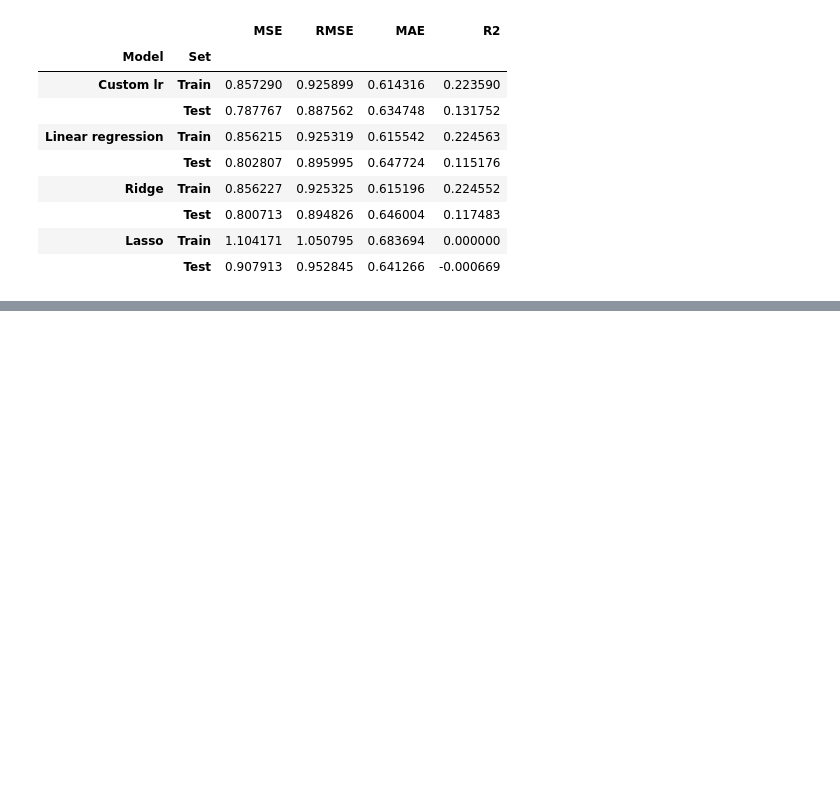
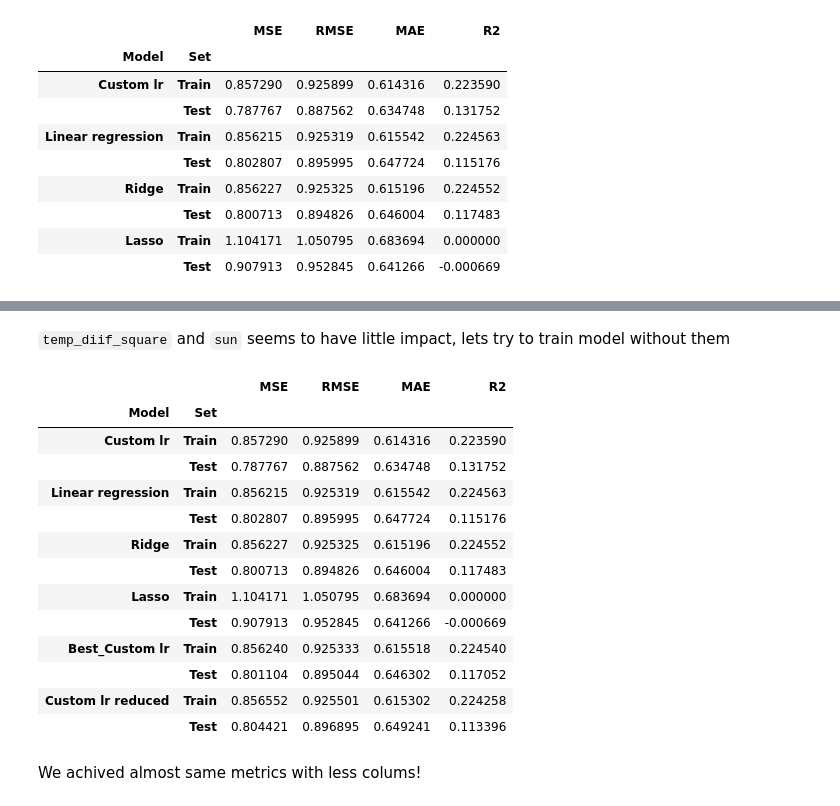
Before and after one commit to proc1v/ML-Intro-LNU, a Jupyter notebook: IW1/IW1.ipynb, the cells around one changed output, grey strips where cells are left out. Saved outputs shown, nothing was run; the diff lists cells and outputs as text; code cells hidden in the pictures; blank space fills up the shorter version.

```diff
--- a/IW1/IW1.ipynb
+++ b/IW1/IW1.ipynb
@@ -299,0 +344,39 @@ param_grid = {
+# %% [markdown]
+`temp_diif_square` and `sun` seems to have little impact, lets try to train model without them
+# %%
+X = df_ppr.drop(['consume', 'sun', 'temp_diff_square'], axis=1)
+y = df_ppr['consume']
+
+X_train_reduced, X_test_reduced, y_train, y_test = train_test_split(X, y, test_size=0.2, random_state=42)
+
+scaler2 = StandardScaler()
+X_train_reduced_scaled = scaler2.fit_transform(X_train_reduced)
+X_test_reduced_scaled = scaler2.transform(X_test_reduced)
+
+custom_lr_reduced = CustomLinearRegression(**grid_search.best_params_)
+custom_lr_reduced.fit(X_train_reduced_scaled, y_train)
+
+y_train_pred_custom = custom_lr_reduced.predict(X_train_reduced_scaled)
+y_test_pred_custom = custom_lr_reduced.predict(X_test_reduced_scaled)
+
+results.loc[('Custom lr reduced', 'Train'), :] = evaluate(y_train, y_train_pred_custom)
+results.loc[('Custom lr reduced', 'Test'), :] = evaluate(y_test, y_test_pred_custom)
+
+results
+# %% [output]
+|  |  | MSE | RMSE | MAE | R2 |
+| Model | Set |  |  |  |  |
+| Custom lr | Train | 0.857290 | 0.925899 | 0.614316 | 0.223590 |
+|  | Test | 0.787767 | 0.887562 | 0.634748 | 0.131752 |
+| Linear regression | Train | 0.856215 | 0.925319 | 0.615542 | 0.224563 |
+|  | Test | 0.802807 | 0.895995 | 0.647724 | 0.115176 |
+| Ridge | Train | 0.856227 | 0.925325 | 0.615196 | 0.224552 |
+|  | Test | 0.800713 | 0.894826 | 0.646004 | 0.117483 |
+| Lasso | Train | 1.104171 | 1.050795 | 0.683694 | 0.000000 |
+|  | Test | 0.907913 | 0.952845 | 0.641266 | -0.000669 |
+| Best_Custom lr | Train | 0.856240 | 0.925333 | 0.615518 | 0.224540 |
+|  | Test | 0.801104 | 0.895044 | 0.646302 | 0.117052 |
+| Custom lr reduced | Train | 0.856552 | 0.925501 | 0.615302 | 0.224258 |
+|  | Test | 0.804421 | 0.896895 | 0.649241 | 0.113396 |
+# %% [markdown]
+We achived almost same metrics with less colums!
```
Also changed, not shown: parts of 7 cells of this notebook.
